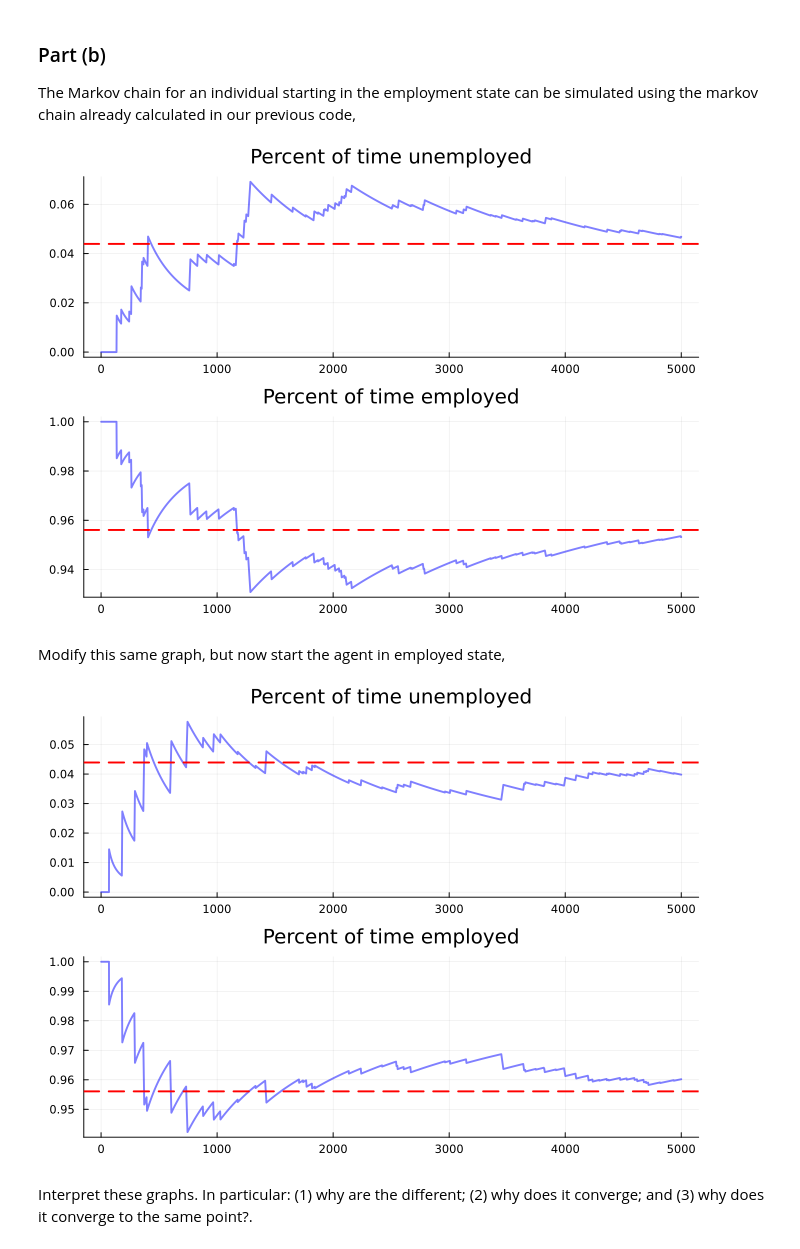
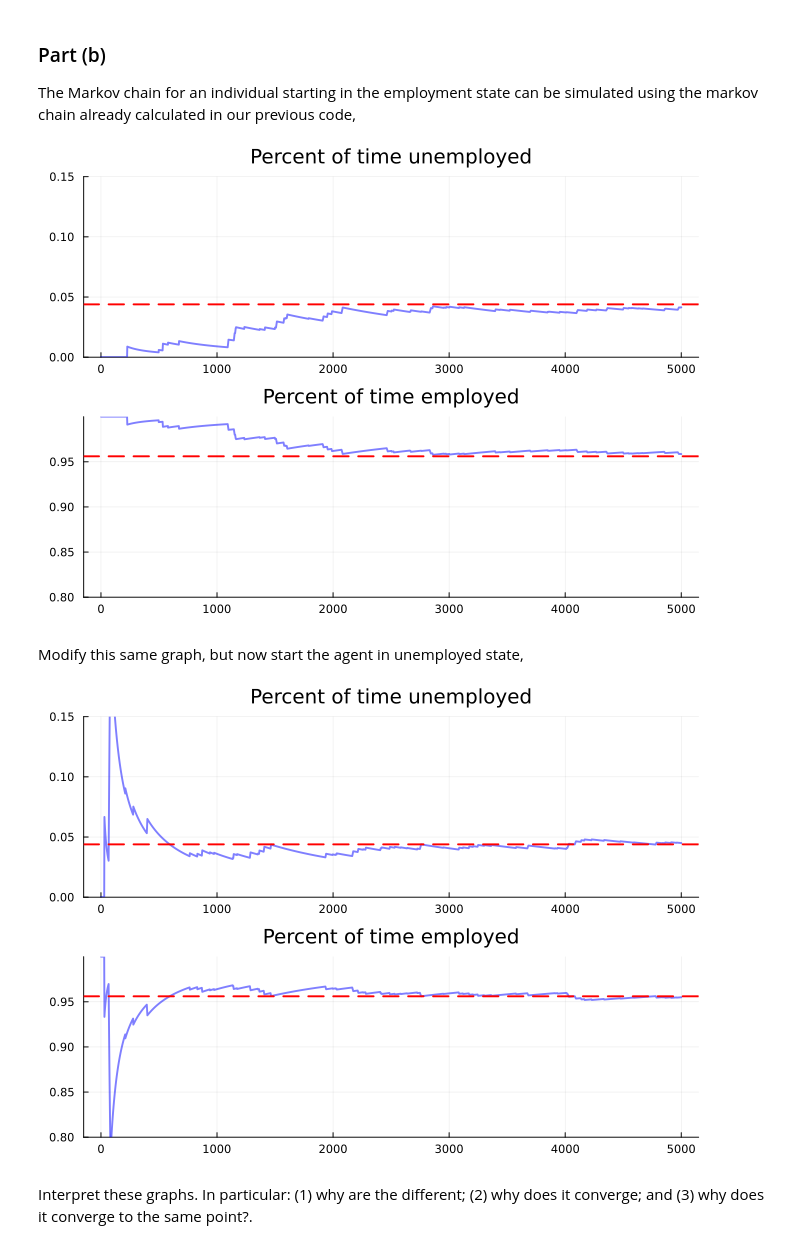
Before and after one commit to jlperla/ECON407_2023, a Jupyter notebook: problem_sets/problem_set_5.ipynb, the cells around one changed output. Cells and saved outputs as stored; diff of their text form; code cells hidden in the pictures.

```diff
--- a/problem_sets/problem_set_5.ipynb
+++ b/problem_sets/problem_set_5.ipynb
@@ -190,44 +192,44 @@ xbar = stationary_distributions(mc)[1]
 
 T = 5000
 
-s_path = simulate(mc, T; init=2) # starts in state 2
+s_path = simulate(mc, T; init=2) # starts in state 2, i.e. employed
 s̄_e = cumsum(s_path) ./ (1:T)
 s̄_u = 1 .- s̄_e
 s_bars = [s̄_u s̄_e]
 
 plt_unemp = plot(title = "Percent of time unemployed", 1:T, s_bars[:,1],color = :blue, lw = 2,
-                 alpha = 0.5, label = "", grid = true)
+                 alpha = 0.5, label = "", grid = true, yrange = (0,0.15))
 plot!(plt_unemp, [xbar[1]], linetype = :hline, linestyle = :dash, color=:red, lw = 2, label = "")
 plt_emp = plot(title = "Percent of time employed", 1:T, s_bars[:,2],color = :blue, lw = 2,
-               alpha = 0.5, label = "", grid = true)
+               alpha = 0.5, label = "", grid = true, yrange = (0.8,1.0))
 plot!(plt_emp, [xbar[2]], linetype = :hline, linestyle = :dash, color=:red, lw = 2, label = "")
 plot(plt_unemp, plt_emp, layout = (2, 1), size=(700,500))
 # %% [output]
-[figure, old version]
+[figure, new version]
 # %% [markdown]
-Modify this same graph, but now start the agent in employed state,
+Modify this same graph, but now start the agent in unemployed state,
 # %%
 # edit your code here
 lm = LakeModel(;lambda = 0.283, alpha = 0.013, b = 0.0, d = 0.0)
 mc = MarkovChain(lm.P, [0; 1])     # 0=unemployed, 1=employed
 xbar = stationary_distributions(mc)[1]
 
 T = 5000
 
-s_path = simulate(mc, T; init=2) # starts in state 2
+s_path = simulate(mc, T; init=2) # starts in state 2, i.e. employed
 s̄_e = cumsum(s_path) ./ (1:T)
 s̄_u = 1 .- s̄_e
 s_bars = [s̄_u s̄_e]
 
 plt_unemp = plot(title = "Percent of time unemployed", 1:T, s_bars[:,1],color = :blue, lw = 2,
-                 alpha = 0.5, label = "", grid = true)
+                 alpha = 0.5, label = "", grid = true, yrange = (0,0.15))
 plot!(plt_unemp, [xbar[1]], linetype = :hline, linestyle = :dash, color=:red, lw = 2, label = "")
 plt_emp = plot(title = "Percent of time employed", 1:T, s_bars[:,2],color = :blue, lw = 2,
-               alpha = 0.5, label = "", grid = true)
+               alpha = 0.5, label = "", grid = true, yrange = (0.8,1.0))
 plot!(plt_emp, [xbar[2]], linetype = :hline, linestyle = :dash, color=:red, lw = 2, label = "")
 plot(plt_unemp, plt_emp, layout = (2, 1), size=(700,500))
 # %% [output]
-[figure, old version]
+[figure, new version]
 # %% [markdown]
 Interpret these graphs. In particular: (1) why are the different; (2)
 why does it converge; and (3) why does it converge to the same point?.
```
Also changed, not shown: parts of 8 cells of this notebook.
